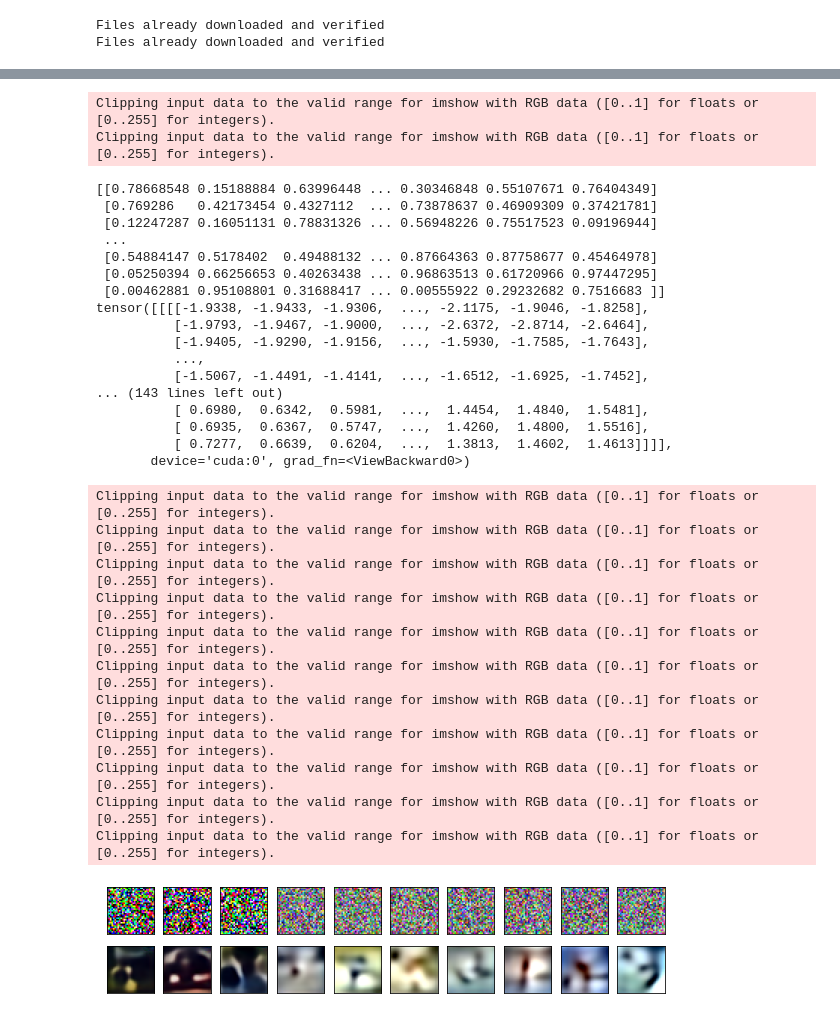
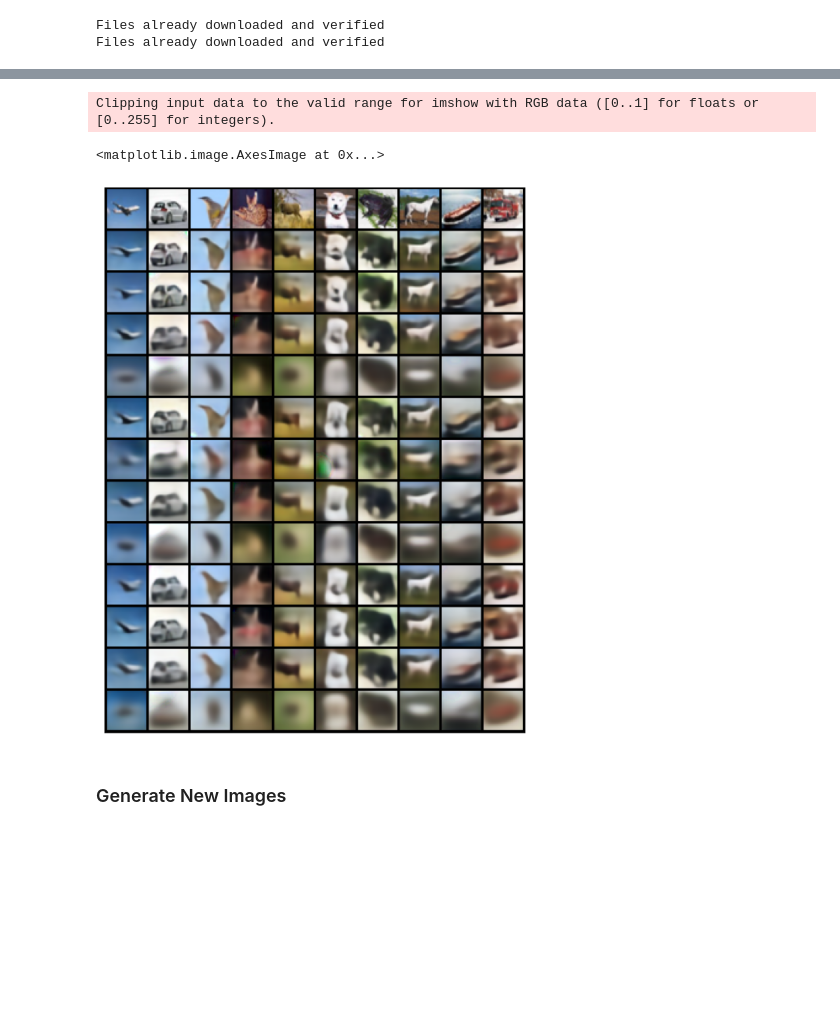
Before and after one commit to AlisaYang07/DL-AutoEncoder, a Jupyter notebook: main_VAE.ipynb, the cells around one changed output, grey strips where cells are left out. Drawn from its saved outputs; the diff is of its cells as text; code cells hidden in the pictures; blank space fills up the shorter version.

```diff
--- a/main_VAE.ipynb
+++ b/main_VAE.ipynb
@@ -140,66 +185,14 @@ torch.Size([64, 3, 32, 32])
-# %%
-import matplotlib.pyplot as plt
-# Convert the predictions into images
-num_samples = 10
-img_size = 32
-lat_vec_ = np.random.random((num_samples, 3 ,img_size, img_size))
-lat_vec_[0][0] = np.random.random((img_size, img_size))
-print(lat_vec_[0][0])
-random_latent_vectors  = torch.tensor((lat_vec_), dtype=torch.float32)
-random_latent_vectors  = torch.tensor(np.random.random((num_samples, 3 ,img_size, img_size)), dtype=torch.float32)
-
-norm = Normalize(mean=(0.4914, 0.4822, 0.4465), std=(0.2471, 0.2435, 0.2616))
-random_latent_vectors = norm(random_latent_vectors)
-decoded_imgs,_,_ = model(random_latent_vectors.cuda())
-decoded_imgs = unorm(decoded_imgs).cpu().detach()
-print(decoded_imgs)
-# Display the original and reconstructed images
-n = 10 # number of images to display
-plt.figure(figsize=(10,2))
-for i in range(n):
-    # Display the original image
-    ax = plt.subplot(2, n, i + 1)
-    plt.imshow(random_latent_vectors[i].permute(1,2,0))
-    # plt.gray()
-    ax.get_xaxis().set_visible(False)
-    ax.get_yaxis().set_visible(False)
-
-    # Display the reconstructed image
-    ax = plt.subplot(2, n, i + 1 + n)
-    plt.imshow(decoded_imgs[i].permute(1,2,0))
-    # plt.gray()
-    ax.get_xaxis().set_visible(False)
-    ax.get_yaxis().set_visible(False)
-plt.show()
-# %% [output]
-Clipping input data to the valid range for imshow with RGB data ([0..1] for floats or [0..255] for integers).
-Clipping input data to the valid range for imshow with RGB data ([0..1] for floats or [0..255] for integers).
-[[0.78668548 0.15188884 0.63996448 ... 0.30346848 0.55107671 0.76404349]
- [0.769286   0.42173454 0.4327112  ... 0.73878637 0.46909309 0.37421781]
- [0.12247287 0.16051131 0.78831326 ... 0.56948226 0.75517523 0.09196944]
- ...
- [0.54884147 0.5178402  0.49488132 ... 0.87664363 0.87758677 0.45464978]
- [0.05250394 0.66256653 0.40263438 ... 0.96863513 0.61720966 0.97447295]
- [0.00462881 0.95108801 0.31688417 ... 0.00555922 0.29232682 0.7516683 ]]
-tensor([[[[-1.9338, -1.9433, -1.9306,  ..., -2.1175, -1.9046, -1.8258],
-          [-1.9793, -1.9467, -1.9000,  ..., -2.6372, -2.8714, -2.6464],
-          [-1.9405, -1.9290, -1.9156,  ..., -1.5930, -1.7585, -1.7643],
-          ...,
-          [-1.5067, -1.4491, -1.4141,  ..., -1.6512, -1.6925, -1.7452],
-... (143 lines left out)
-          [ 0.6980,  0.6342,  0.5981,  ...,  1.4454,  1.4840,  1.5481],
-          [ 0.6935,  0.6367,  0.5747,  ...,  1.4260,  1.4800,  1.5516],
-          [ 0.7277,  0.6639,  0.6204,  ...,  1.3813,  1.4602,  1.4613]]]],
-       device='cuda:0', grad_fn=<ViewBackward0>)
-Clipping input data to the valid range for imshow with RGB data ([0..1] for floats or [0..255] for integers).
-Clipping input data to the valid range for imshow with RGB data ([0..1] for floats or [0..255] for integers).
-Clipping input data to the valid range for imshow with RGB data ([0..1] for floats or [0..255] for integers).
-Clipping input data to the valid range for imshow with RGB data ([0..1] for floats or [0..255] for integers).
-Clipping input data to the valid range for imshow with RGB data ([0..1] for floats or [0..255] for integers).
-Clipping input data to the valid range for imshow with RGB data ([0..1] for floats or [0..255] for integers).
-Clipping input data to the valid range for imshow with RGB data ([0..1] for floats or [0..255] for integers).
-Clipping input data to the valid range for imshow with RGB data ([0..1] for floats or [0..255] for integers).
-Clipping input data to the valid range for imshow with RGB data ([0..1] for floats or [0..255] for integers).
-Clipping input data to the valid range for imshow with RGB data ([0..1] for floats or [0..255] for integers).
-Clipping input data to the valid range for imshow with RGB data ([0..1] for floats or [0..255] for integers).
-[figure, removed]
+# %%
+tensor = fig_input.cpu()
+for i in fig_output:
+    tensor = torch.concat((tensor, i), dim=0)
+# %%
+fig, ax = plt.subplots(figsize=(10,13))
+ax.set_xticks([]); ax.set_yticks([])
+ax.imshow(make_grid(unorm(tensor), nrow=10).permute(1,2,0))
+# %% [output]
+Clipping input data to the valid range for imshow with RGB data ([0..1] for floats or [0..255] for integers).
+<matplotlib.image.AxesImage at 0x...>
+[figure, added]
+# %% [markdown]
+### Generate New Images
```
Also changed, not shown: parts of 29 cells of this notebook.
